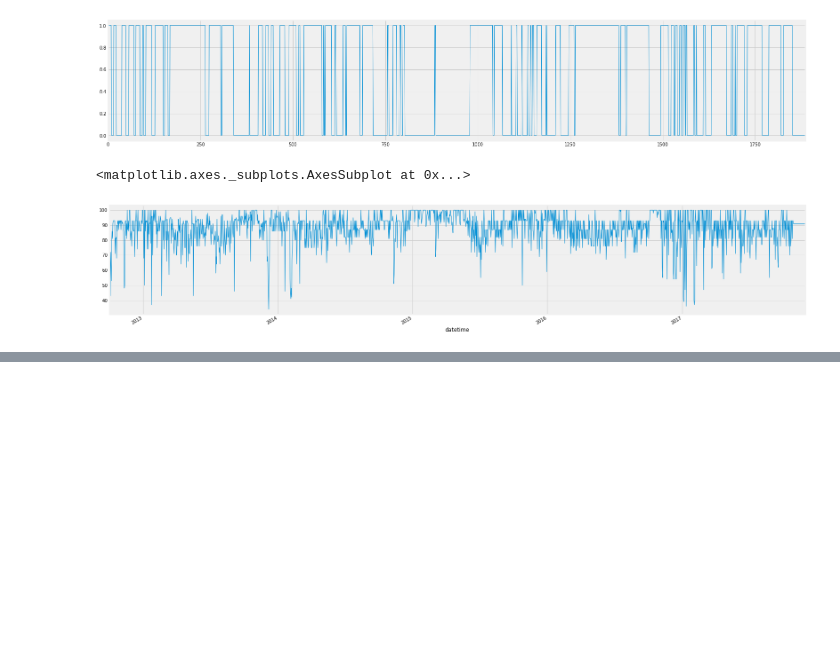
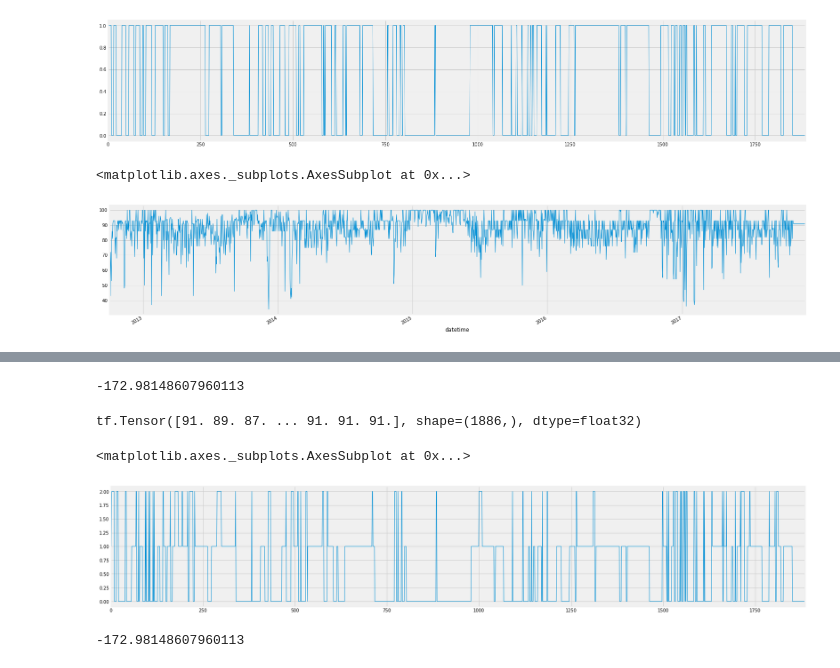
Before and after one commit to kimberlymcm/algorithm_practice, a Jupyter notebook: weather_data_explorations/src/initial_humidity_investigations.ipynb, the cells around one changed output, grey strips where cells are left out. Saved outputs shown, nothing was run; the diff lists cells and outputs as text; code cells hidden in the pictures; blank space fills up the shorter version.

Commit message:
Trying hmms with different numbers of states

```diff
--- a/weather_data_explorations/src/initial_humidity_investigations.ipynb
+++ b/weather_data_explorations/src/initial_humidity_investigations.ipynb
@@ -137,0 +146,5 @@ NameError: name 'x' is not defined
+# %%
+log_likelihood = sum(np.log(np.amax(fb.probs_parameter(), axis=1)))
+log_likelihood
+# %% [output]
+-172.98148607960113
@@ -137,0 +154,45 @@ NameError: name 'x' is not defined
+# %%
+tfd = tfp.distributions
+
+# Start with 2 states (high and low)
+# And assume we know the probs
+initial_distribution = tfd.Categorical(probs=[0.33, 0.33, 0.33])
+
+# Suppose a cold day has a 30% chance of being followed by a hot day
+# and a hot day has a 20% chance of being followed by a cold day.
+# We can model this as:
+transition_distribution = tfd.Categorical(probs=[[0.95, 0.025, 0.025],
+                                                 [0.025, 0.95, 0.025],
+                                                 [0.025, 0.025, 0.95]])
+
+# Suppose additionally that on each day the temperature is
+# normally distributed with mean and standard deviation 0 and 5 on
+# a cold day and mean and standard deviation 15 and 10 on a hot day.
+# We can model this with:
+
+observation_distribution = tfd.Normal(loc=[95., 85., 75.], scale=[5., 5., 5.])
+
+# Convert our observations into a tensor
+observations = tf.convert_to_tensor(hum_df.van_impute)
+observations = tf.cast(observations, tf.float32)
+print(observations)
+
+model = tfd.HiddenMarkovModel(
+    initial_distribution=initial_distribution,
+    transition_distribution=transition_distribution,
+    observation_distribution=observation_distribution,
+    num_steps=1886)
+
+vv = model.posterior_mode(observations, mask=None, name=None)
+# %% [output]
+tf.Tensor([91. 89. 87. ... 91. 91. 91.], shape=(1886,), dtype=float32)
+# %%
+pd.Series(vv.numpy()).plot(figsize=(25, 5), linewidth=1)
+# %% [output]
+<matplotlib.axes._subplots.AxesSubplot at 0x...>
+[figure, added]
+# %%
+log_likelihood = sum(np.log(np.amax(fb.probs_parameter(), axis=1)))
+log_likelihood
+# %% [output]
+-172.98148607960113
```
Also changed, not shown: parts of 2 cells of this notebook.
